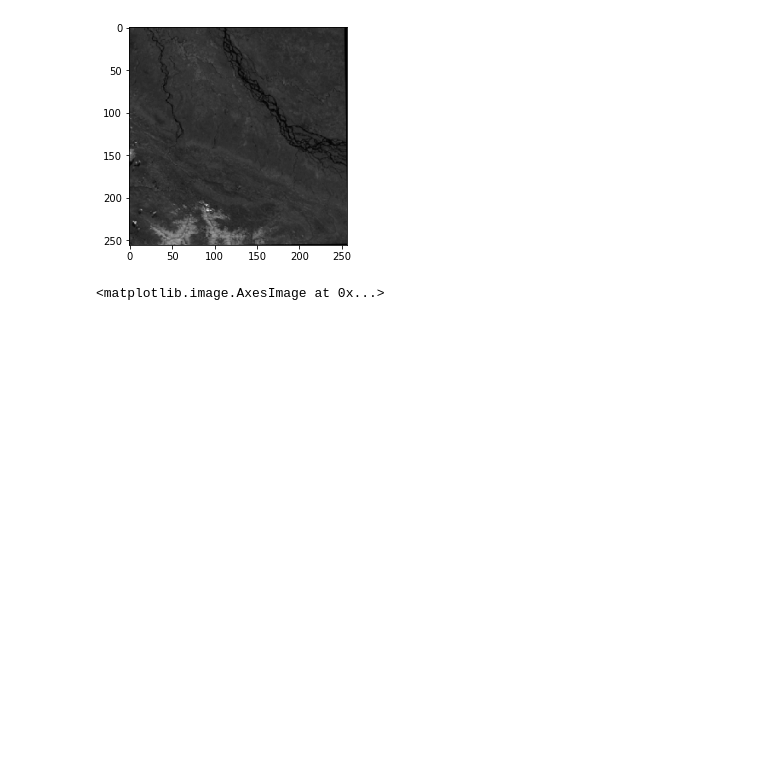
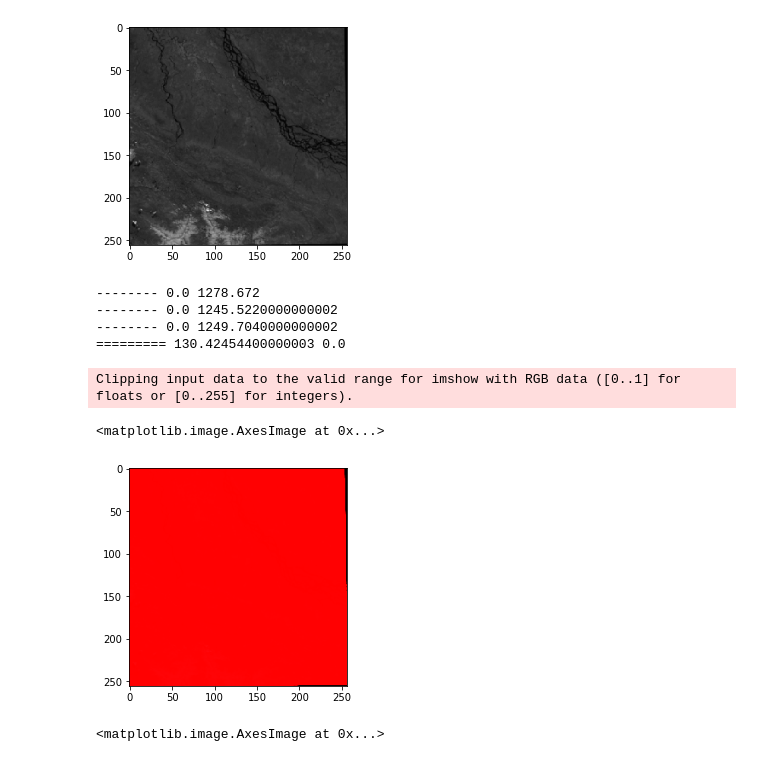
Before and after one commit to rahatsantosh/map-compiler, a Jupyter notebook: nbs/backend_trial.ipynb, the cells around one changed output. Saved outputs shown, nothing was run; the diff lists cells and outputs as text; code cells hidden in the pictures; blank space fills up the shorter version.

Commit message:
Update for current setup() version

```diff
--- a/nbs/backend_trial.ipynb
+++ b/nbs/backend_trial.ipynb
@@ -63,6 +73,34 @@ def norm(x, y=None, z=None, minR=0, maxR=1, minG=0, maxG=1, minB=0, maxB=1):
     y = ((maxG-minG)*y)+minG
     z = ((maxR-minR)*z)+minR
     return x, y, z
+# %%
+def norm(
+    x, y=None, z=None,
+    op_minR=0, op_maxR=1,
+    op_minG=0, op_maxG=1,
+    op_minB=0, op_maxB=1,
+    ip_minR=0, ip_maxR=2500,
+    ip_minG=0, ip_maxG=2500,
+    ip_minB=0, ip_maxB=4000):
+    if y is None and z is None:
+        indices = np.where(x==0)
+        x = (x-ip_minR)/(ip_maxR-ip_minR)
+        x = ((op_maxR-op_minR)*x)+op_minR
+        x[indices] = 0
+        return x * 255.0
+    indices1 = np.where(x==0)
+    indices2 = np.where(y==0)
+    indices3 = np.where(z==0)
+    x = (x-ip_minB)/(ip_maxB-ip_minB)
+    y = (x-ip_minG)/(ip_maxG-ip_minG)
+    z = (x-ip_minR)/(ip_maxB-ip_minR)
+    x = ((op_maxB-op_minB)*x)+op_minB
+    y = ((op_maxG-op_minG)*y)+op_minG
+    z = ((op_maxR-op_minR)*z)+op_minR
+    x[indices1] = 0
+    y[indices2] = 0
+    z[indices3] = 0
+    return x * 255.0, y * 255.0, z * 255.0
 # %%
 def setup(R, G=None, B=None, weight=None, minR=0, maxR=1, minG=0, maxG=1, minB=0, maxB=1, cmap='std'):
     if (np.max(R.band)==0 and G is None and B is None) or (np.max(R.band)==0 and np.max(G.band)==0 and np.max(B.band)==0):
@@ -88,6 +174,27 @@ plt.imshow(setup(R=r),cmap='gray')
 # %% [output]
 <matplotlib.image.AxesImage at 0x...>
 [figure]
+# %%
+r = B(dataset=out, band_no=8)
+g = B(dataset=out, band_no=4)
+b = B(dataset=out, band_no=3)
+response = setup(
+  R=r,G=g,B=b,
+  ip_minR=0,ip_maxR=2500,
+  ip_minB=0,ip_maxB=2500,
+  ip_minG=0,ip_maxG=4000,
+)
+# %% [output]
+-------- 0.0 1278.672
+-------- 0.0 1245.5220000000002
+-------- 0.0 1249.7040000000002
+========= 130.42454400000003 0.0
+# %%
+plt.imshow(response)
+# %% [output]
+Clipping input data to the valid range for imshow with RGB data ([0..1] for floats or [0..255] for integers).
+<matplotlib.image.AxesImage at 0x...>
+[figure, added]
 # %%
 plt.imshow(setup(R=g),cmap='gray')
 # %% [output]
```
Also changed, not shown: parts of 3 cells of this notebook.
